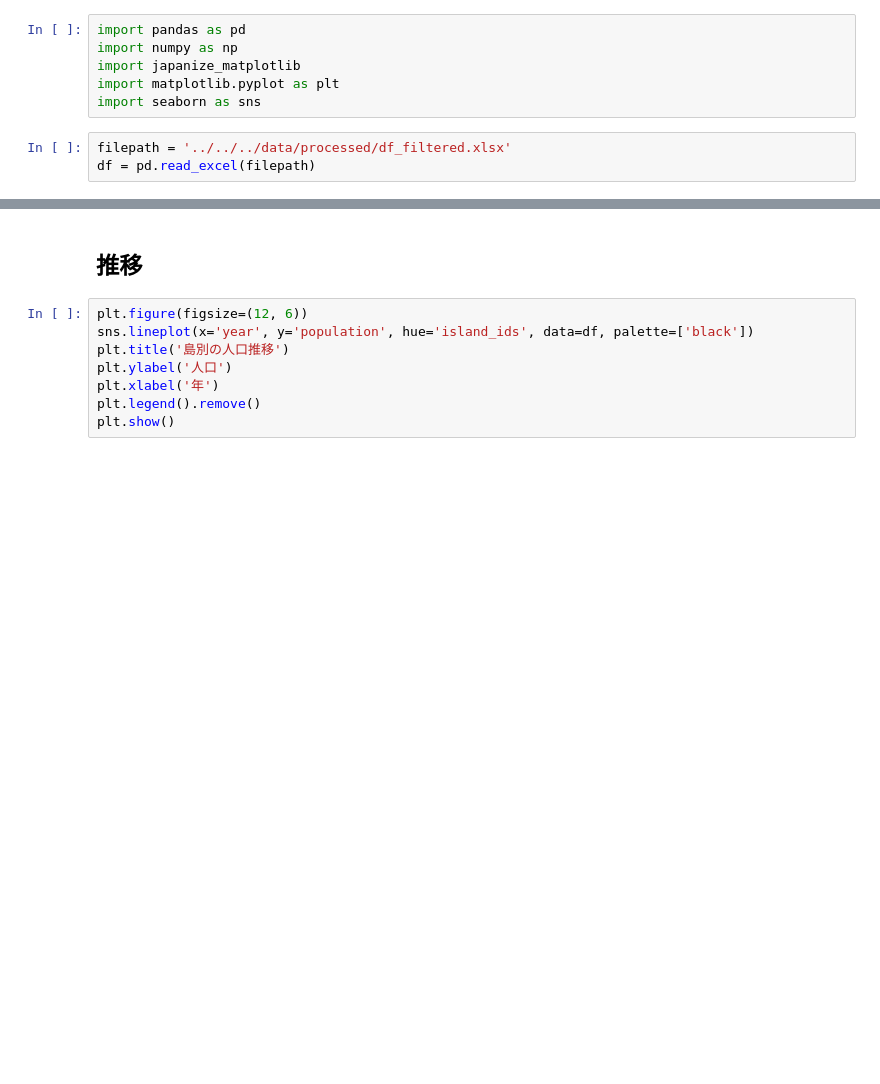
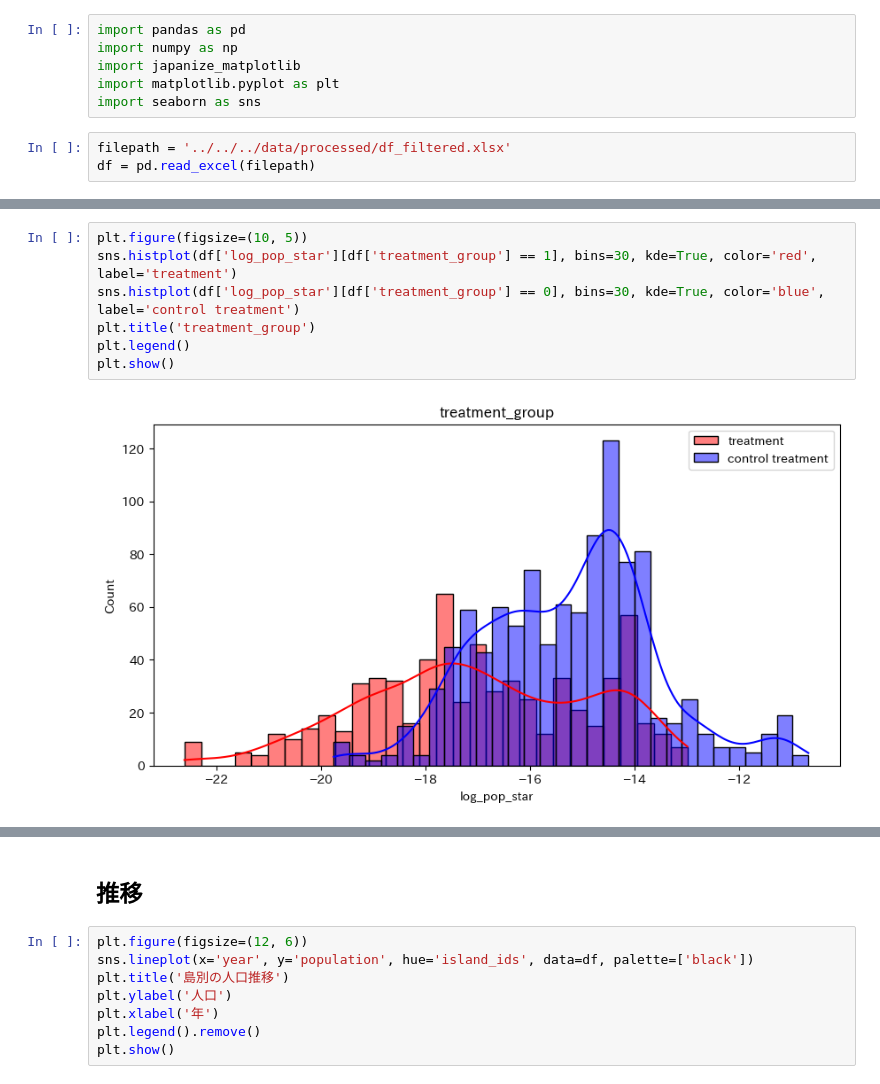
Before and after one commit to Keisei-Akiya/bridge-straw-effects, a Jupyter notebook: src/visualization/distribution/population.ipynb, the cells around one changed output, grey strips where cells are left out. Saved outputs shown, nothing was run; the diff lists cells and outputs as text; blank space fills up the shorter version.

```diff
--- a/src/visualization/distribution/population.ipynb
+++ b/src/visualization/distribution/population.ipynb
@@ -23,0 +64,9 @@ sns.histplot(df['log_pop'], kde=True, bins=50);
+# %%
+plt.figure(figsize=(10, 5))
+sns.histplot(df['log_pop_star'][df['treatment_group'] == 1], bins=30, kde=True, color='red', label='treatment')
+sns.histplot(df['log_pop_star'][df['treatment_group'] == 0], bins=30, kde=True, color='blue', label='control treatment')
+plt.title('treatment_group')
+plt.legend()
+plt.show()
+# %% [output]
+[figure, added]
```
Also changed, not shown: parts of 6 cells of this notebook, 7 other files.
